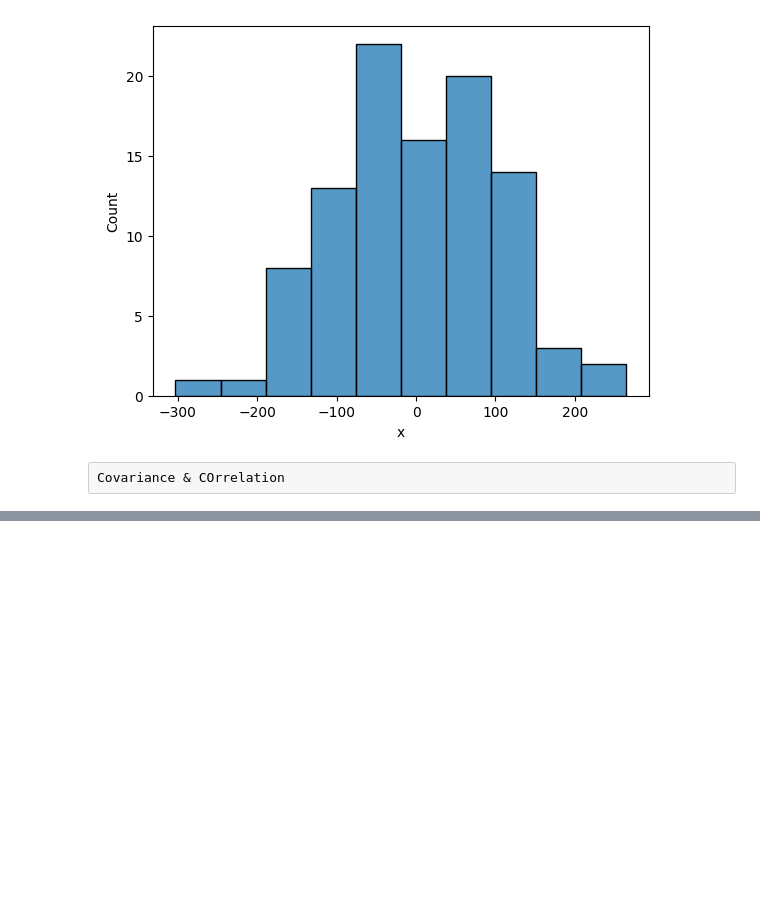
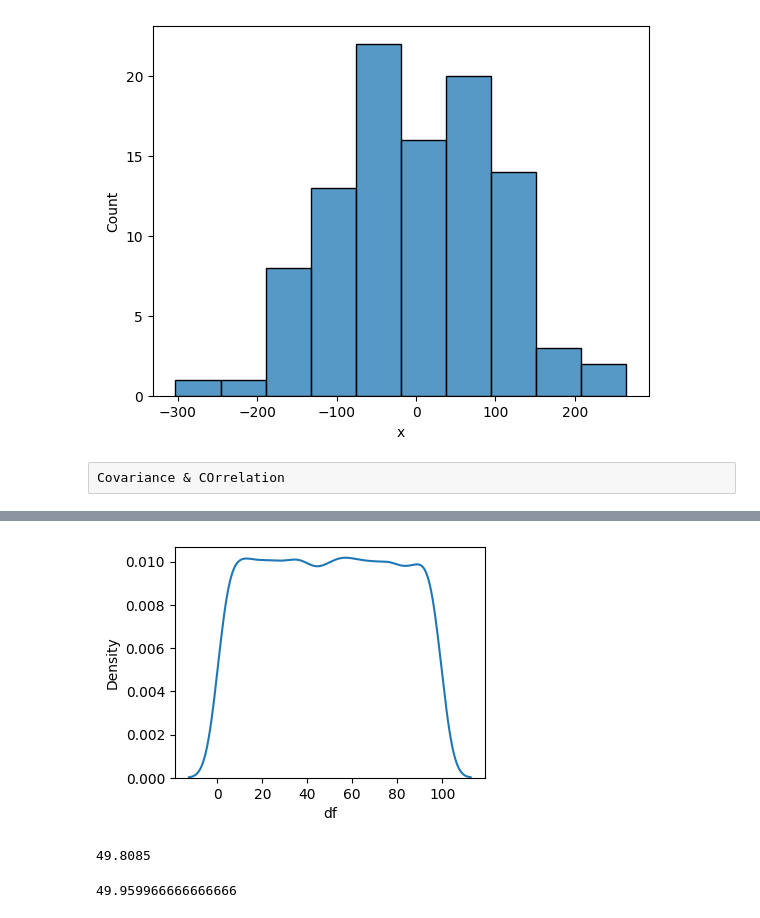
Before and after one commit to chahalbaljinder/data-science-ML-tutorial, a Jupyter notebook: maths in data sci.ipynb, the cells around one changed output, grey strips where cells are left out. Drawn from its saved outputs; the diff is of its cells as text; code cells hidden in the pictures; blank space fills up the shorter version.

```diff
--- a/maths in data sci.ipynb
+++ b/maths in data sci.ipynb
@@ -266,0 +306,4 @@ dtype: int64
+# %%
+df=[np.random.randint(1,100) for i in range (10000)]
+df_table=pd.DataFrame({"df":df})       #sed to create and manipulate data structures
+df_table
@@ -266,0 +324,10 @@ dtype: int64
+# %%
+plt.figure(figsize=(4,3))
+sns.kdeplot(x="df",data=df_table)
+plt.show()
+# %% [output]
+[figure, added]
+# %%
+np.mean(df_table)
+# %% [output]
+49.8085
@@ -266,0 +341,4 @@ dtype: int64
+# %%
+np.mean(sample_mean)
+# %% [output]
+49.959966666666666
```
Also changed, not shown: parts of 13 cells of this notebook.
